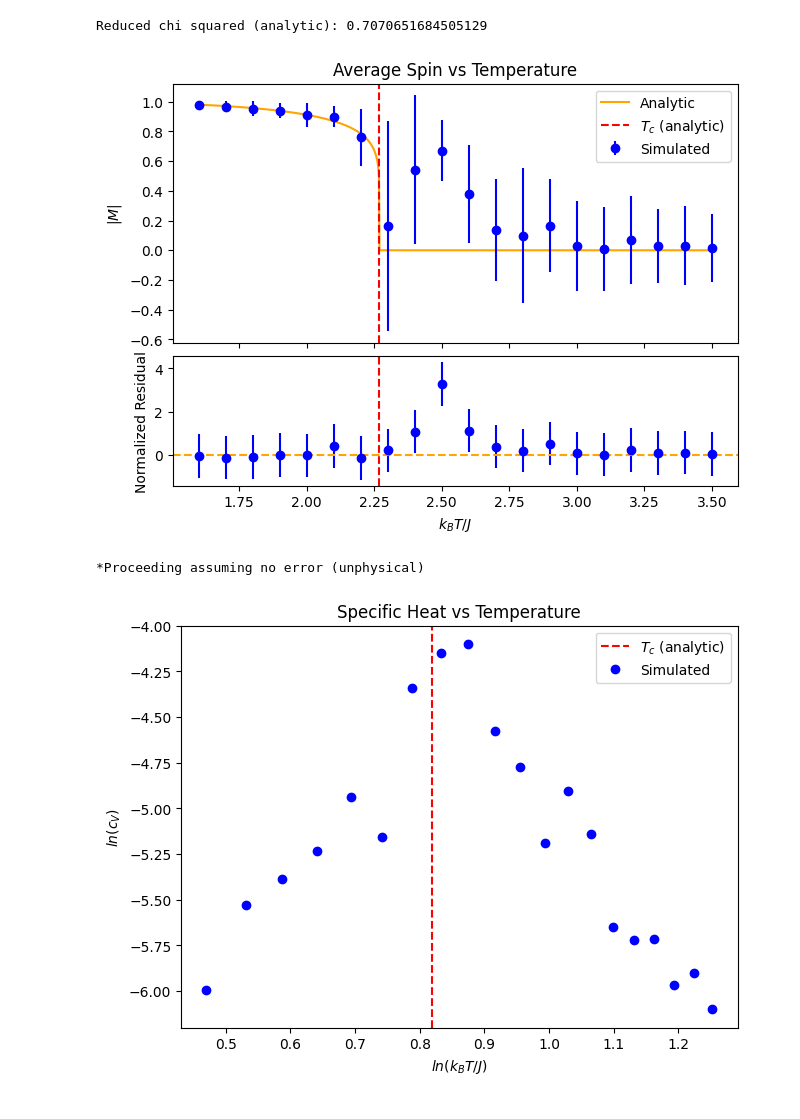
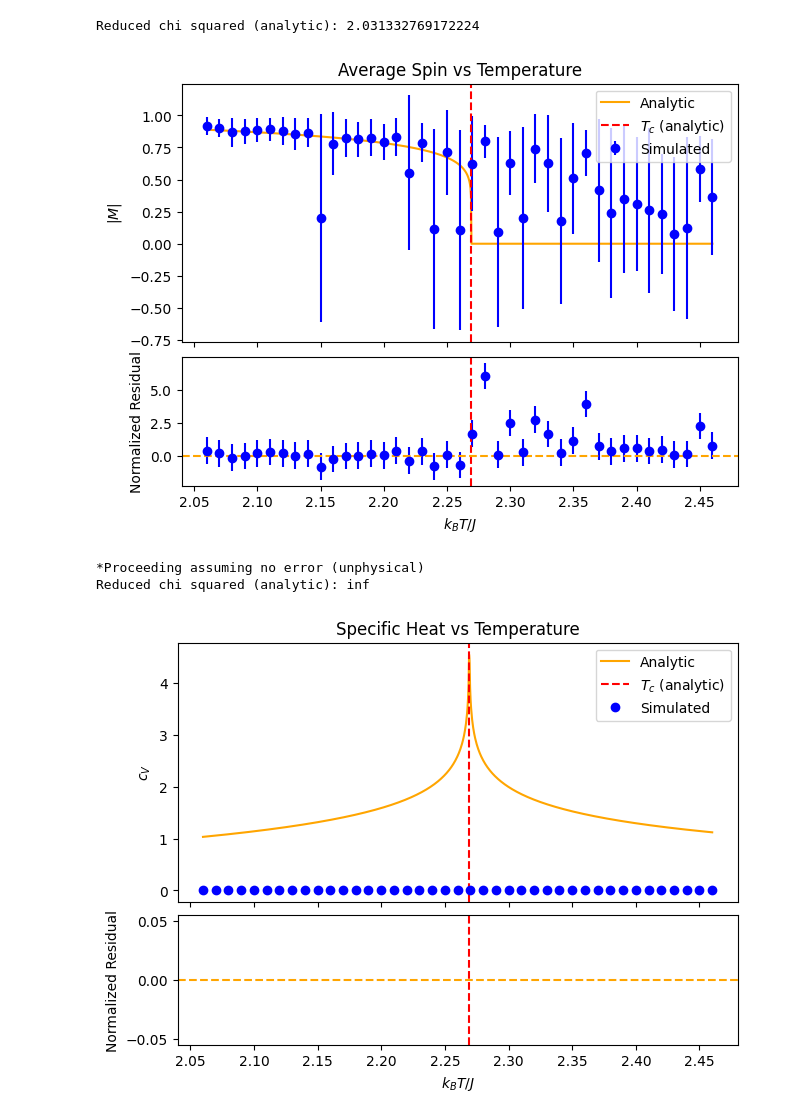
Before and after one commit to DarkLordProgrammer/ising, a Jupyter notebook: ising_plot.ipynb, the cells around one changed output. Cells and saved outputs as stored; diff of their text form; code cells hidden in the pictures.

Commit message:
heat capcity with error

```diff
--- a/ising_plot.ipynb
+++ b/ising_plot.ipynb
@@ -8,7 +9,7 @@ from scipy.special import ellipk #Complete elliptic integral of the first kind
 # %%
 #Read in data
 project_directory = os.path.dirname(os.path.abspath("ising_plot.ipynb"))
-data_directory = os.path.join(project_directory, "data")
+data_directory = os.path.join(project_directory, "data_close")
 rel_files = os.listdir(data_directory)
 abs_files = [os.path.join(data_directory, rel_file) for rel_file in rel_files]
 data_files = [file for file in abs_files if not file.find('EM')==-1]
@@ -205,10 +218,11 @@ Reduced chi squared (analytic): 0.34434279821633873
 # %%
-create_T_plot(np.abs(M_mean), M_std, '|M|', 'Average Spin', log_plot=False, expected_crit_exp=1/8, get_X_analytic=get_M_abs_analytic)
+create_T_plot(np.abs(M_mean), M_std, '|M|', 'Average Spin', log_plot=False, expected_crit_exp=1/8, get_X_analytic=get_M_abs_analytic, perform_fit=False)
 # %% [output]
-Reduced chi squared (analytic): 0.7070651684505129
+Reduced chi squared (analytic): 2.031332769172224
-[figure, old version]
+[figure, new version]
 # %%
-create_T_plot(cV, X_symbol='c_V', X_name='Specific Heat', log_plot = True, expected_crit_exp=0.0) #zeros_like forces std to default which is then propagated for ln
+create_T_plot(cV, X_symbol='c_V', X_name='Specific Heat', log_plot = False, expected_crit_exp=0.0, get_X_analytic=get_cV_analytic) #zeros_like forces std to default which is then propagated for ln
 # %% [output]
 *Proceeding assuming no error (unphysical)
+Reduced chi squared (analytic): inf
-[figure, old version]
+[figure, new version]
```
Also changed, not shown: parts of 7 cells of this notebook, 5 other files.
